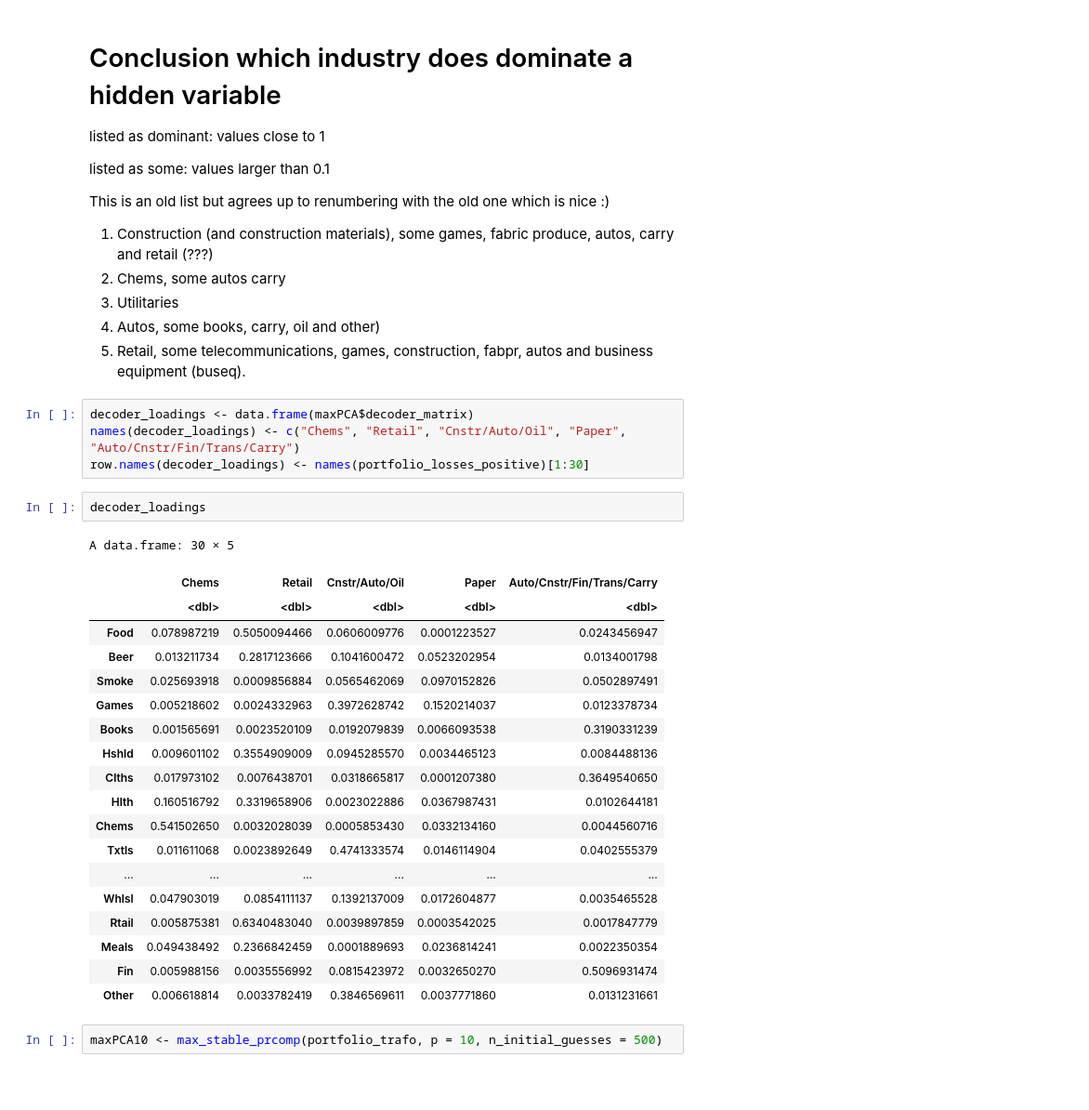
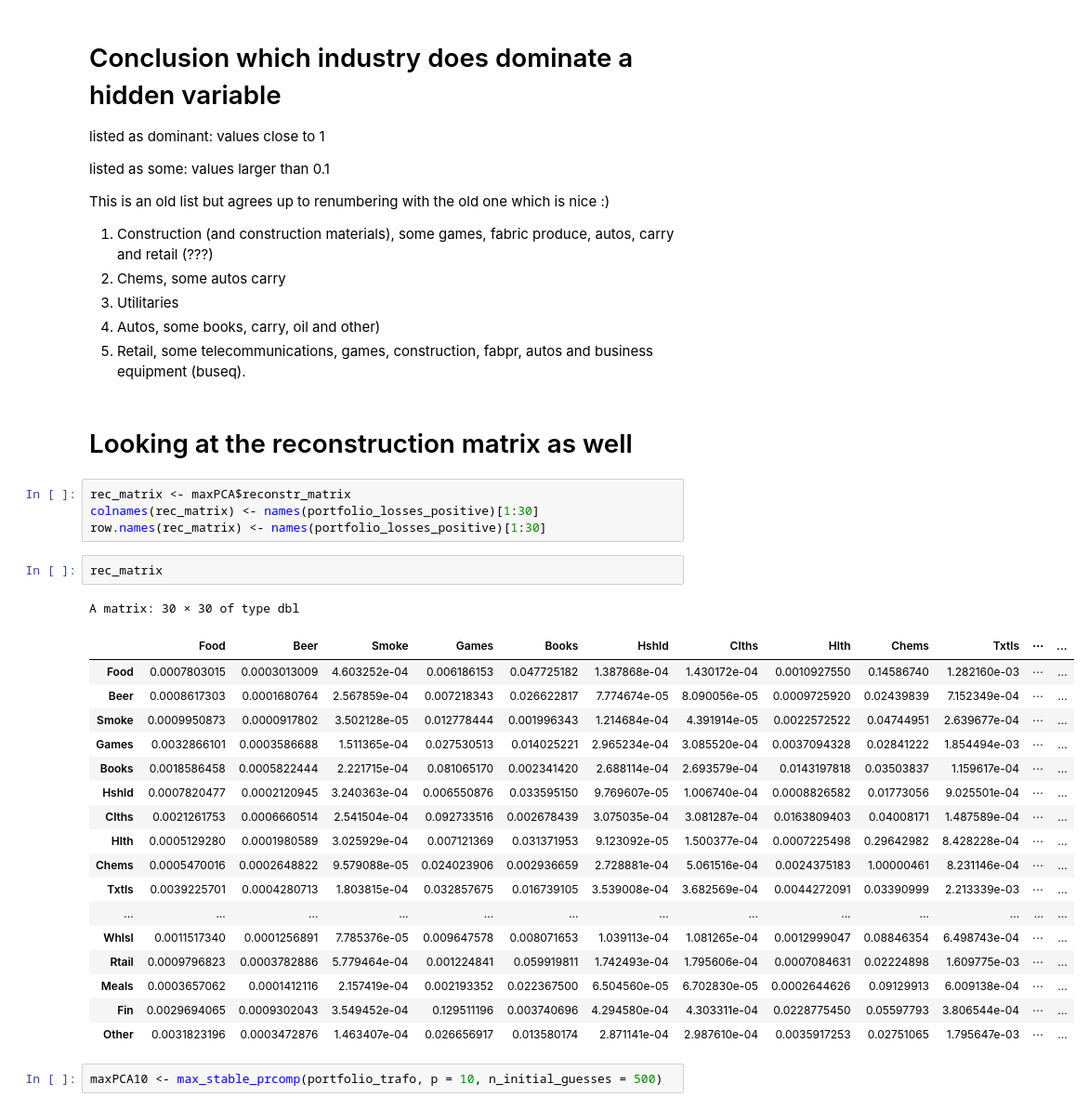
Before and after one commit to FelixRb96/maxstablePCA_examples, a Jupyter notebook: industy_portfolios/industry_portfolios.ipynb, the cells around one changed output. Shown at 93% size. Drawn from its saved outputs; the diff is of its cells as text; blank space fills up the shorter version.

Commit message:
refining industry portfolios example

```diff
--- a/industy_portfolios/industry_portfolios.ipynb
+++ b/industy_portfolios/industry_portfolios.ipynb
@@ -247,32 +247,33 @@ This is an old list but agrees up to renumbering with the old one which is nice
 3. Utilitaries
 4. Autos, some books, carry, oil and other)
 5. Retail, some telecommunications, games, construction, fabpr, autos and business equipment (buseq).
-# %%
-decoder_loadings <- data.frame(maxPCA$decoder_matrix)
-names(decoder_loadings) <- c("Chems", "Retail", "Cnstr/Auto/Oil", "Paper", "Auto/Cnstr/Fin/Trans/Carry")
-row.names(decoder_loadings) <- names(portfolio_losses_positive)[1:30]
-# %%
-decoder_loadings
-# %% [output]
-A data.frame: 30 × 5
-|  | Chems | Retail | Cnstr/Auto/Oil | Paper | Auto/Cnstr/Fin/Trans/Carry |
-|  | <dbl> | <dbl> | <dbl> | <dbl> | <dbl> |
-| Food | 0.078987219 | 0.5050094466 | 0.0606009776 | 0.0001223527 | 0.0243456947 |
-| Beer | 0.013211734 | 0.2817123666 | 0.1041600472 | 0.0523202954 | 0.0134001798 |
-| Smoke | 0.025693918 | 0.0009856884 | 0.0565462069 | 0.0970152826 | 0.0502897491 |
-| Games | 0.005218602 | 0.0024332963 | 0.3972628742 | 0.1520214037 | 0.0123378734 |
-| Books | 0.001565691 | 0.0023520109 | 0.0192079839 | 0.0066093538 | 0.3190331239 |
-| Hshld | 0.009601102 | 0.3554909009 | 0.0945285570 | 0.0034465123 | 0.0084488136 |
-| Clths | 0.017973102 | 0.0076438701 | 0.0318665817 | 0.0001207380 | 0.3649540650 |
-| Hlth | 0.160516792 | 0.3319658906 | 0.0023022886 | 0.0367987431 | 0.0102644181 |
-| Chems | 0.541502650 | 0.0032028039 | 0.0005853430 | 0.0332134160 | 0.0044560716 |
-| Txtls | 0.011611068 | 0.0023892649 | 0.4741333574 | 0.0146114904 | 0.0402555379 |
-| ... | ... | ... | ... | ... | ... |
-| Whlsl | 0.047903019 | 0.0854111137 | 0.1392137009 | 0.0172604877 | 0.0035465528 |
-| Rtail | 0.005875381 | 0.6340483040 | 0.0039897859 | 0.0003542025 | 0.0017847779 |
-| Meals | 0.049438492 | 0.2366842459 | 0.0001889693 | 0.0236814241 | 0.0022350354 |
-| Fin | 0.005988156 | 0.0035556992 | 0.0815423972 | 0.0032650270 | 0.5096931474 |
-| Other | 0.006618814 | 0.0033782419 | 0.3846569611 | 0.0037771860 | 0.0131231661 |
+# %% [markdown]
+# Looking at the reconstruction matrix as well
+# %%
+rec_matrix <- maxPCA$reconstr_matrix
+colnames(rec_matrix) <- names(portfolio_losses_positive)[1:30]
+row.names(rec_matrix) <- names(portfolio_losses_positive)[1:30]
+# %%
+rec_matrix
+# %% [output]
+A matrix: 30 × 30 of type dbl
+|  | Food | Beer | Smoke | Games | Books | Hshld | Clths | Hlth | Chems | Txtls | ⋯ | ... |
+| Food | 0.0007803015 | 0.0003013009 | 4.603252e-04 | 0.006186153 | 0.047725182 | 1.387868e-04 | 1.430172e-04 | 0.0010927550 | 0.14586740 | 1.282160e-03 | ⋯ | ... |
+| Beer | 0.0008617303 | 0.0001680764 | 2.567859e-04 | 0.007218343 | 0.026622817 | 7.774674e-05 | 8.090056e-05 | 0.0009725920 | 0.02439839 | 7.152349e-04 | ⋯ | ... |
+| Smoke | 0.0009950873 | 0.0000917802 | 3.502128e-05 | 0.012778444 | 0.001996343 | 1.214684e-04 | 4.391914e-05 | 0.0022572522 | 0.04744951 | 2.639677e-04 | ⋯ | ... |
+| Games | 0.0032866101 | 0.0003586688 | 1.511365e-04 | 0.027530513 | 0.014025221 | 2.965234e-04 | 3.085520e-04 | 0.0037094328 | 0.02841222 | 1.854494e-03 | ⋯ | ... |
+| Books | 0.0018586458 | 0.0005822444 | 2.221715e-04 | 0.081065170 | 0.002341420 | 2.688114e-04 | 2.693579e-04 | 0.0143197818 | 0.03503837 | 1.159617e-04 | ⋯ | ... |
+| Hshld | 0.0007820477 | 0.0002120945 | 3.240363e-04 | 0.006550876 | 0.033595150 | 9.769607e-05 | 1.006740e-04 | 0.0008826582 | 0.01773056 | 9.025501e-04 | ⋯ | ... |
+| Clths | 0.0021261753 | 0.0006660514 | 2.541504e-04 | 0.092733516 | 0.002678439 | 3.075035e-04 | 3.081287e-04 | 0.0163809403 | 0.04008171 | 1.487589e-04 | ⋯ | ... |
+| Hlth | 0.0005129280 | 0.0001980589 | 3.025929e-04 | 0.007121369 | 0.031371953 | 9.123092e-05 | 1.500377e-04 | 0.0007225498 | 0.29642982 | 8.428228e-04 | ⋯ | ... |
+| Chems | 0.0005470016 | 0.0002648822 | 9.579088e-05 | 0.024023906 | 0.002936659 | 2.728881e-04 | 5.061516e-04 | 0.0024375183 | 1.00000461 | 8.231146e-04 | ⋯ | ... |
+| Txtls | 0.0039225701 | 0.0004280713 | 1.803815e-04 | 0.032857675 | 0.016739105 | 3.539008e-04 | 3.682569e-04 | 0.0044272091 | 0.03390999 | 2.213339e-03 | ⋯ | ... |
+| ... | ... | ... | ... | ... | ... | ... | ... | ... | ... | ... | ... | ... |
+| Whlsl | 0.0011517340 | 0.0001256891 | 7.785376e-05 | 0.009647578 | 0.008071653 | 1.039113e-04 | 1.081265e-04 | 0.0012999047 | 0.08846354 | 6.498743e-04 | ⋯ | ... |
+| Rtail | 0.0009796823 | 0.0003782886 | 5.779464e-04 | 0.001224841 | 0.059919811 | 1.742493e-04 | 1.795606e-04 | 0.0007084631 | 0.02224898 | 1.609775e-03 | ⋯ | ... |
+| Meals | 0.0003657062 | 0.0001412116 | 2.157419e-04 | 0.002193352 | 0.022367500 | 6.504560e-05 | 6.702830e-05 | 0.0002644626 | 0.09129913 | 6.009138e-04 | ⋯ | ... |
+| Fin | 0.0029694065 | 0.0009302043 | 3.549452e-04 | 0.129511196 | 0.003740696 | 4.294580e-04 | 4.303311e-04 | 0.0228775450 | 0.05597793 | 3.806544e-04 | ⋯ | ... |
+| Other | 0.0031823196 | 0.0003472876 | 1.463407e-04 | 0.026656917 | 0.013580174 | 2.871141e-04 | 2.987610e-04 | 0.0035917253 | 0.02751065 | 1.795647e-03 | ⋯ | ... |
 # %%
 maxPCA10 <- max_stable_prcomp(portfolio_trafo, p = 10, n_initial_guesses = 500)
 # %% [output]
```
Also changed, not shown: parts of 3 cells of this notebook.
